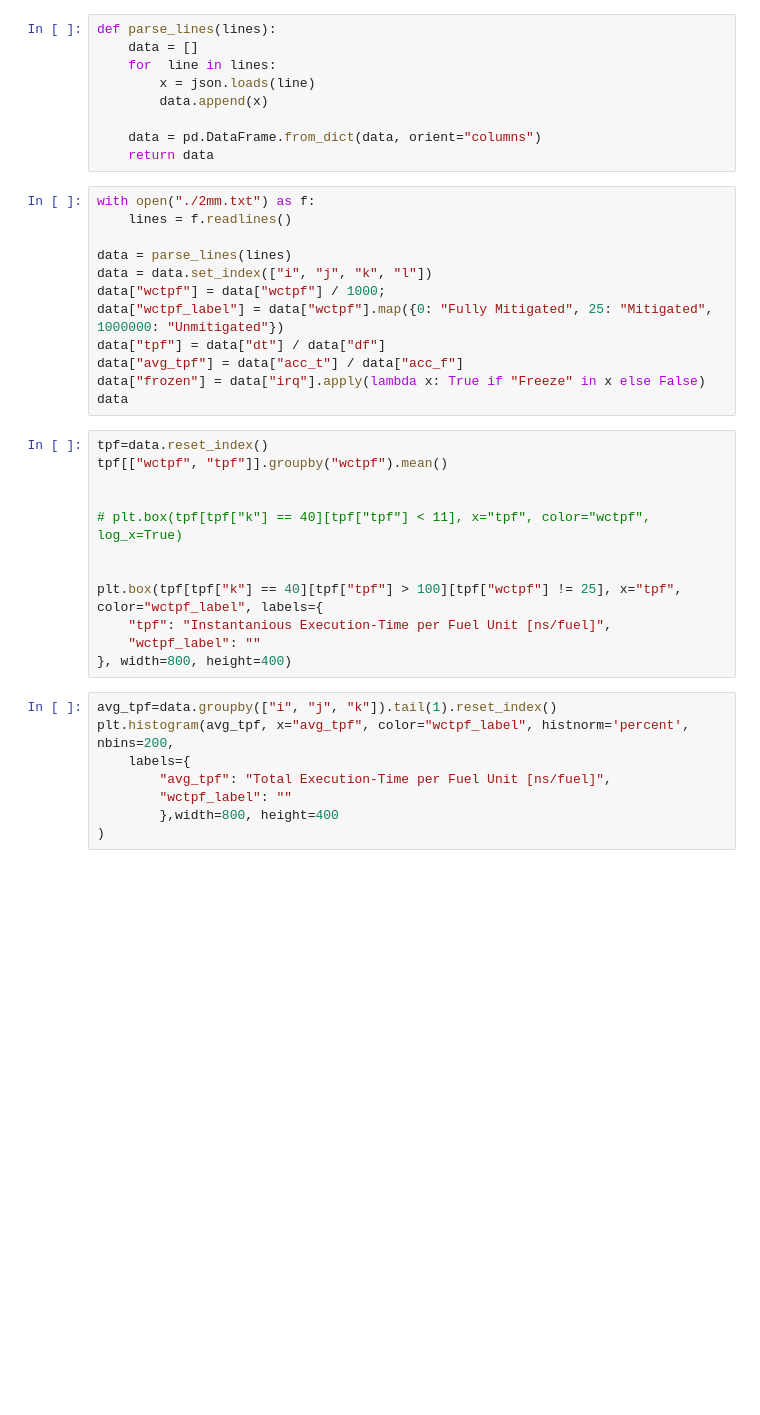
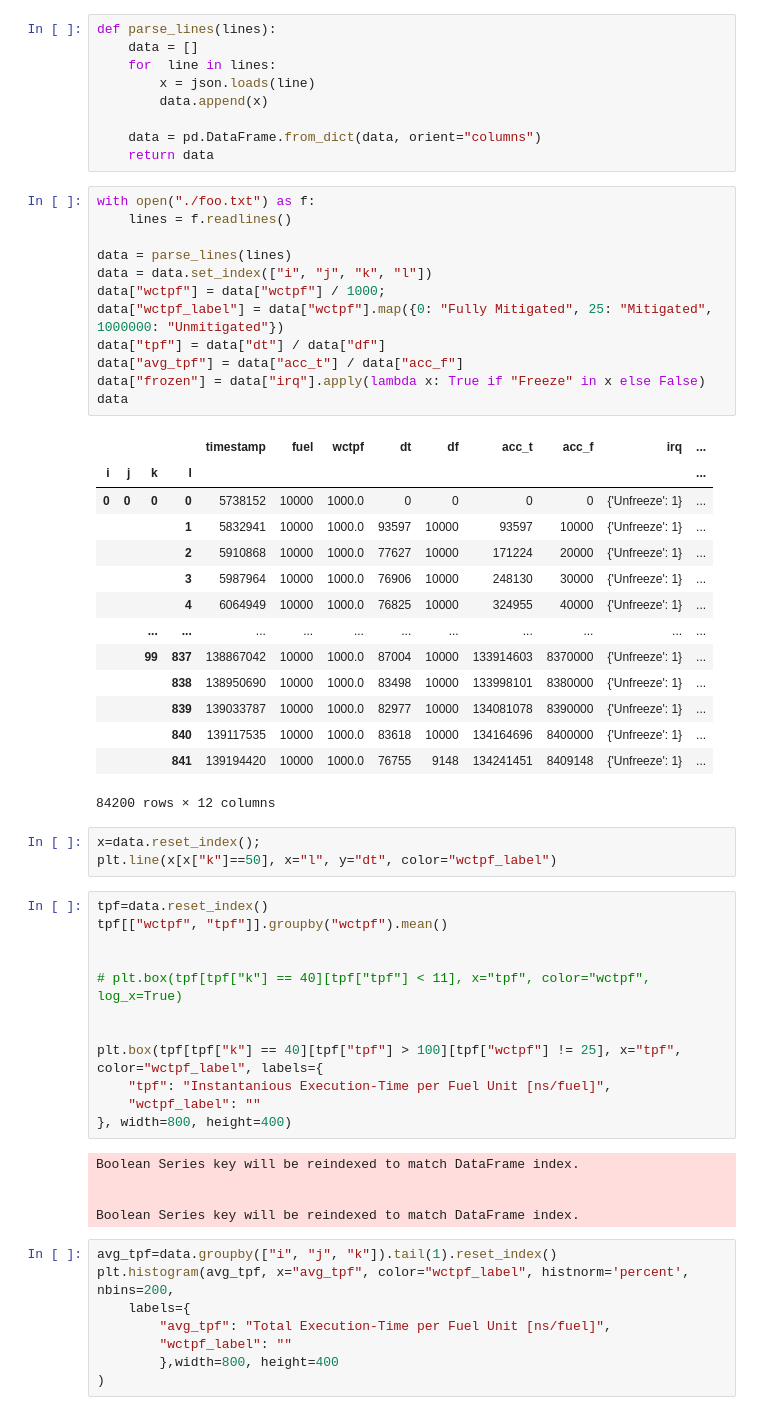
Before and after one commit to DLR-FT/dynamic-multicore-interference-mitigation, a Jupyter notebook: graphs.ipynb, the cells around one changed output. Drawn from its saved outputs; the diff is of its cells as text; blank space fills up the shorter version.

```diff
--- a/graphs.ipynb
+++ b/graphs.ipynb
@@ -15,17 +15,35 @@ def parse_lines(lines):
     data = pd.DataFrame.from_dict(data, orient="columns")
     return data
 # %%
-with open("./2mm.txt") as f:
+with open("./foo.txt") as f:
     lines = f.readlines()
 
 data = parse_lines(lines)
 data = data.set_index(["i", "j", "k", "l"])
 data["wctpf"] = data["wctpf"] / 1000;
 data["wctpf_label"] = data["wctpf"].map({0: "Fully Mitigated", 25: "Mitigated", 1000000: "Unmitigated"})
 data["tpf"] = data["dt"] / data["df"]
 data["avg_tpf"] = data["acc_t"] / data["acc_f"]
 data["frozen"] = data["irq"].apply(lambda x: True if "Freeze" in x else False)
 data
+# %% [output]
+|  |  |  |  | timestamp | fuel | wctpf | dt | df | acc_t | acc_f | irq | ... |
+| i | j | k | l |  |  |  |  |  |  |  |  | ... |
+| 0 | 0 | 0 | 0 | 5738152 | 10000 | 1000.0 | 0 | 0 | 0 | 0 | {'Unfreeze': 1} | ... |
+|  |  |  | 1 | 5832941 | 10000 | 1000.0 | 93597 | 10000 | 93597 | 10000 | {'Unfreeze': 1} | ... |
+|  |  |  | 2 | 5910868 | 10000 | 1000.0 | 77627 | 10000 | 171224 | 20000 | {'Unfreeze': 1} | ... |
+|  |  |  | 3 | 5987964 | 10000 | 1000.0 | 76906 | 10000 | 248130 | 30000 | {'Unfreeze': 1} | ... |
+|  |  |  | 4 | 6064949 | 10000 | 1000.0 | 76825 | 10000 | 324955 | 40000 | {'Unfreeze': 1} | ... |
+|  |  | ... | ... | ... | ... | ... | ... | ... | ... | ... | ... | ... |
+|  |  | 99 | 837 | 138867042 | 10000 | 1000.0 | 87004 | 10000 | 133914603 | 8370000 | {'Unfreeze': 1} | ... |
+|  |  |  | 838 | 138950690 | 10000 | 1000.0 | 83498 | 10000 | 133998101 | 8380000 | {'Unfreeze': 1} | ... |
+|  |  |  | 839 | 139033787 | 10000 | 1000.0 | 82977 | 10000 | 134081078 | 8390000 | {'Unfreeze': 1} | ... |
+|  |  |  | 840 | 139117535 | 10000 | 1000.0 | 83618 | 10000 | 134164696 | 8400000 | {'Unfreeze': 1} | ... |
+|  |  |  | 841 | 139194420 | 10000 | 1000.0 | 76755 | 9148 | 134241451 | 8409148 | {'Unfreeze': 1} | ... |
+84200 rows × 12 columns
+# %%
+x=data.reset_index();
+plt.line(x[x["k"]==50], x="l", y="dt", color="wctpf_label")
 # %%
 tpf=data.reset_index()
 tpf[["wctpf", "tpf"]].groupby("wctpf").mean()
@@ -38,6 +56,11 @@ plt.box(tpf[tpf["k"] == 40][tpf["tpf"] > 100][tpf["wctpf"] != 25], x="tpf", colo
     "tpf": "Instantanious Execution-Time per Fuel Unit [ns/fuel]",
     "wctpf_label": ""
 }, width=800, height=400)
+# %% [output]
+Boolean Series key will be reindexed to match DataFrame index.
+
+
+Boolean Series key will be reindexed to match DataFrame index.
 # %%
 avg_tpf=data.groupby(["i", "j", "k"]).tail(1).reset_index()
 plt.histogram(avg_tpf, x="avg_tpf", color="wctpf_label", histnorm='percent', nbins=200,
```
Also changed, not shown: 22 other files.
